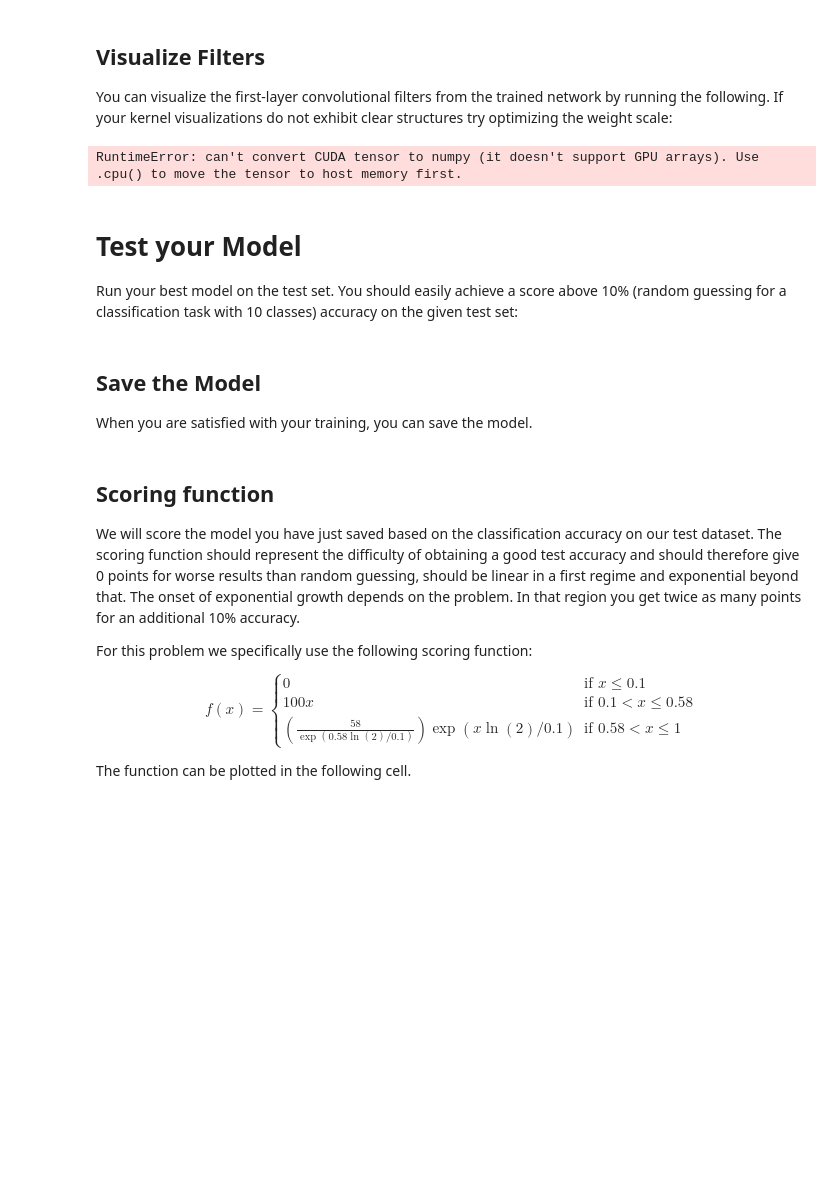
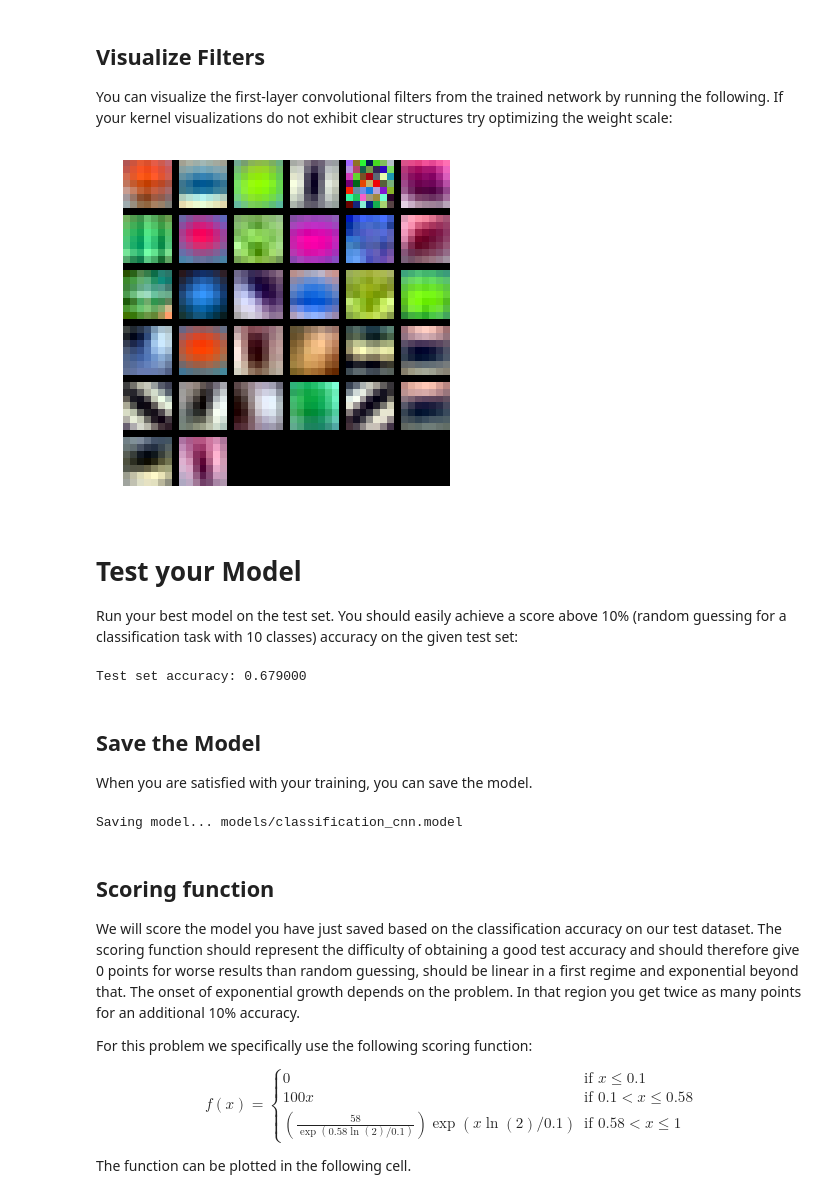
Before and after one commit to daveredrum/dl4cv, a Jupyter notebook: exercise_3/2_classification_cnn.ipynb, the cells around one changed output. Drawn from its saved outputs; the diff is of its cells as text; code cells hidden in the pictures; blank space fills up the shorter version.

```diff
--- a/exercise_3/2_classification_cnn.ipynb
+++ b/exercise_3/2_classification_cnn.ipynb
@@ -175,18 +175,18 @@ val_loader = torch.utils.data.DataLoader(val_data, batch_size=50, shuffle=False,
 # TODO: Initialize a model and train it using your Solver class. Start     #
 # with the previously given set of hyperparameters.                        #
 ############################################################################
-hidden_dims = [100, 200, 300]
+hidden_dims = [1000]
 lrs = [1e-4]
-regs = [1e-4, 1e-3]
+regs = [1e-4]
 best_val = 0
 best_model = None
 for hidden_dim in hidden_dims:
     for lr in lrs:
         for reg in regs:
             print("hidden dim: {}\nlr: {}\nreg: {}\n".format(hidden_dim, lr, reg))
-            model = ClassificationCNN(hidden_dim=hidden_dim)
+            model = ClassificationCNN(hidden_dim=hidden_dim, dropout=0.1)
             solver = Solver(optim_args={"lr": lr, "weight_decay": reg})
-            acc = solver.train(model, train_loader, val_loader, log_nth=1, num_epochs=25)
+            acc = solver.train(model, train_loader, val_loader, log_nth=1, num_epochs=20)
             if acc >= best_val:
                 best_model = model
                 best_val = acc
@@ -214,38 +234,42 @@ You can visualize the first-layer convolutional filters from the trained network
 # %%
 from dl4cv.vis_utils import visualize_grid
 
 # first (next) parameter should be convolutional
-conv_params = next(model.parameters()).data.numpy()
+conv_params = next(best_model.cpu().parameters()).data.numpy()
 grid = visualize_grid(conv_params.transpose(0, 2, 3, 1))
 plt.imshow(grid.astype('uint8'))
 plt.axis('off')
 plt.gcf().set_size_inches(6, 6)
 plt.show()
 # %% [output]
-RuntimeError: can't convert CUDA tensor to numpy (it doesn't support GPU arrays). Use .cpu() to move the tensor to host memory first.
+[figure, added]
 # %% [markdown]
 # Test your Model
 Run your best model on the test set. You should easily achieve a score above 10% (random guessing for a classification task with 10 classes) accuracy on the given test set:
 # %%
 test_loader = torch.utils.data.DataLoader(test_data, batch_size=50, shuffle=False, num_workers=4)
-
+best_model.cuda()
 scores = []
 for inputs, target in test_loader:
     inputs, targets = Variable(inputs), Variable(target)
     if model.is_cuda:
         inputs, targets = inputs.cuda(), targets.cuda()
 
-    outputs = model(inputs)
+    outputs = best_model(inputs)
     _, preds = torch.max(outputs, 1)
     scores.extend((preds == targets).data.cpu().numpy())
 
 print('Test set accuracy: %f' % np.mean(scores))
+# %% [output]
+Test set accuracy: 0.679000
 # %% [markdown]
 ## Save the Model
 
 When you are satisfied with your training, you can save the model.
 # %%
-model.save("models/classification_cnn.model")
+best_model.save("models/classification_cnn.model")
+# %% [output]
+Saving model... models/classification_cnn.model
 # %% [markdown]
 ## Scoring function
 We will score the model you have just saved based on the classification accuracy on our test dataset. The scoring function should represent the difficulty of obtaining a good test accuracy and should therefore give 0 points for worse results than random guessing, should be linear in a first regime and exponential beyond that. The onset of exponential growth depends on the problem. In that region you get twice as many points for an additional 10% accuracy.
```
Also changed, not shown: parts of 6 cells of this notebook, 3 other files.
